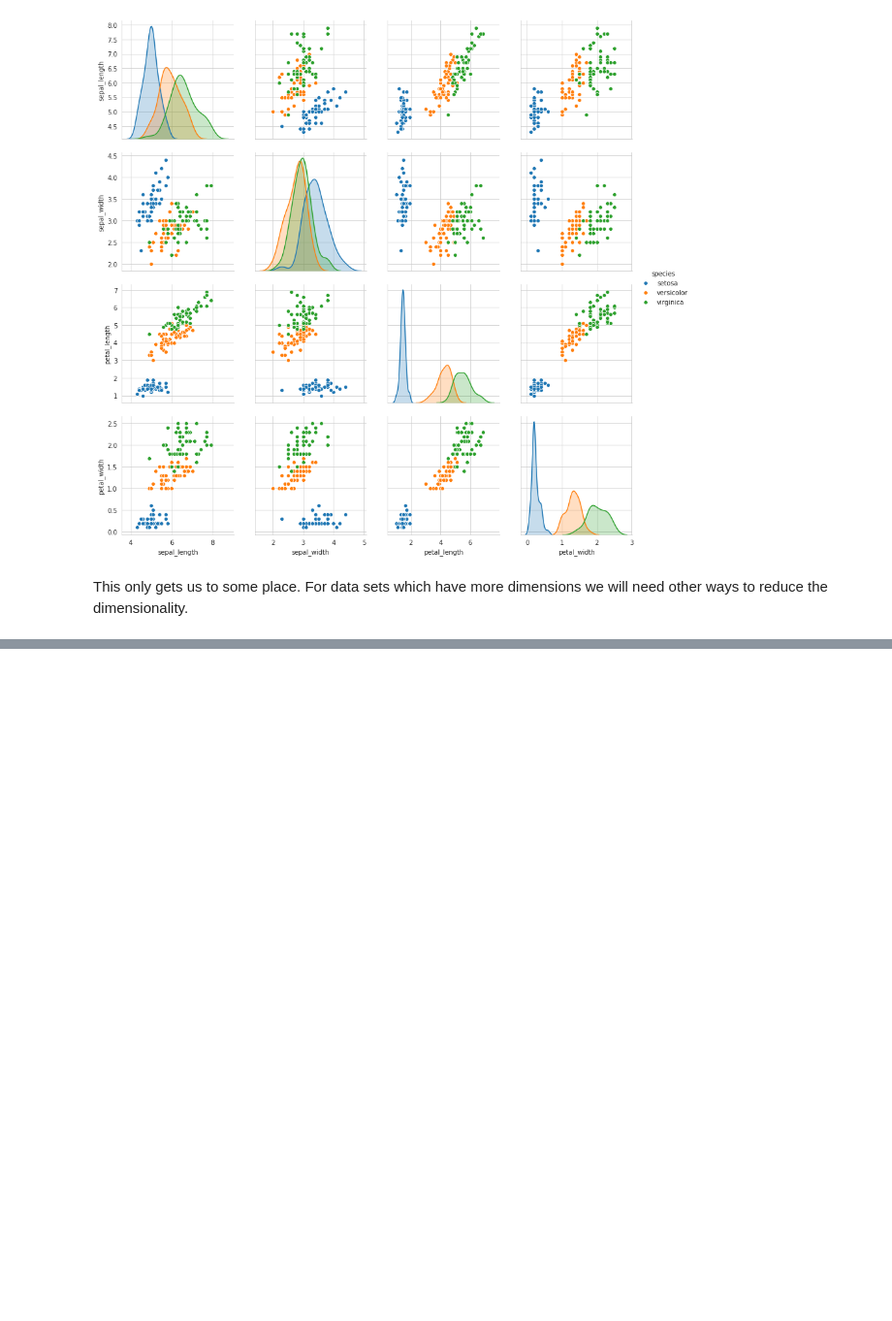
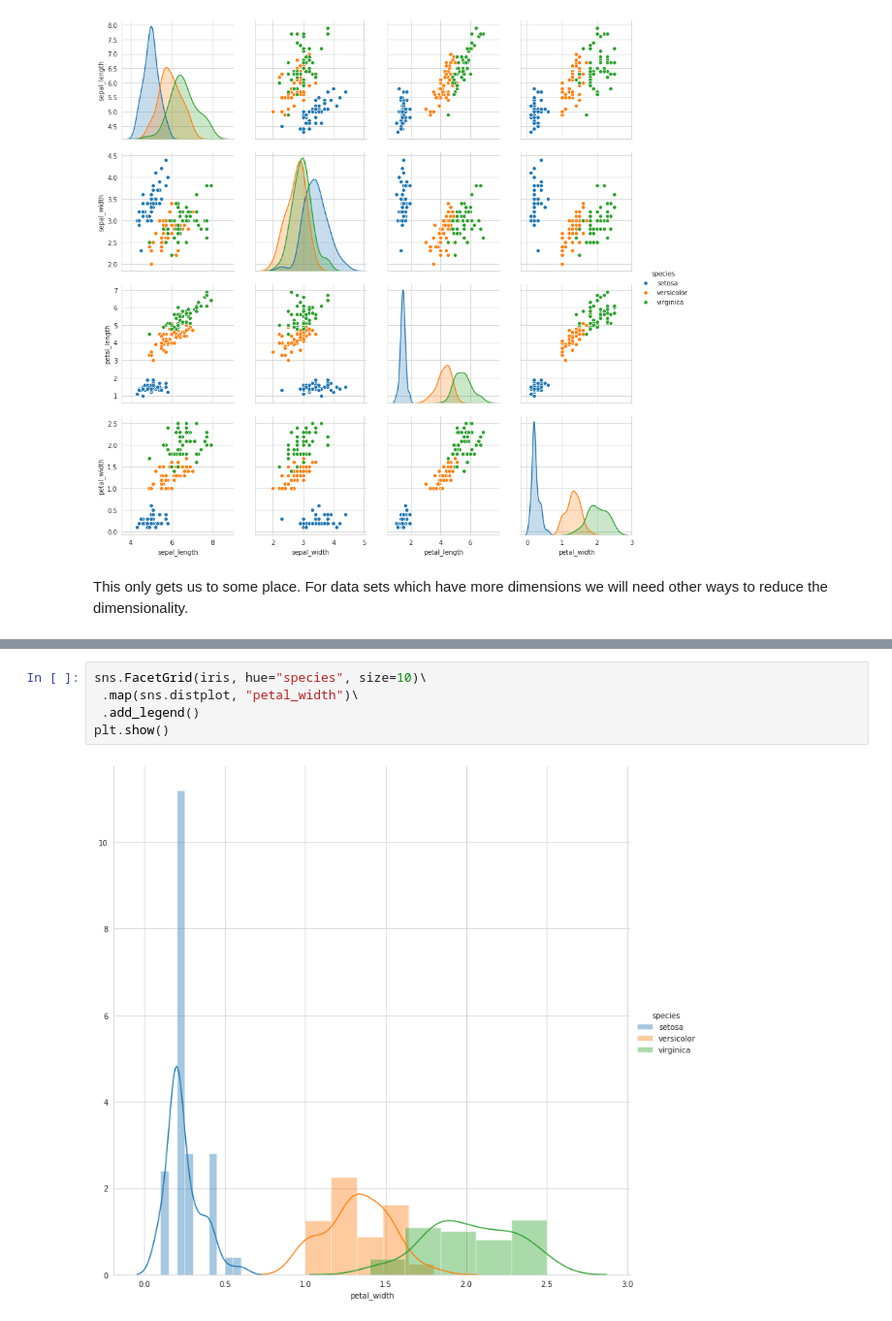
Before and after one commit to johnjacobkenny/Machine-Learning-Journey, a Jupyter notebook: 05 - Exploratory Data Analysis.ipynb, the cells around one changed output, grey strips where cells are left out. Shown at 97% size. Drawn from its saved outputs; the diff is of its cells as text; blank space fills up the shorter version.

```diff
--- a/05 - Exploratory Data Analysis.ipynb
+++ b/05 - Exploratory Data Analysis.ipynb
@@ -80,0 +87,7 @@ This only gets us to some place. For data sets which have more dimensions we wil
+# %%
+sns.FacetGrid(iris, hue="species", size=10)\
+ .map(sns.distplot, "petal_width")\
+ .add_legend()
+plt.show()
+# %% [output]
+[figure, added]
```
Also changed, not shown: parts of 4 cells of this notebook.
